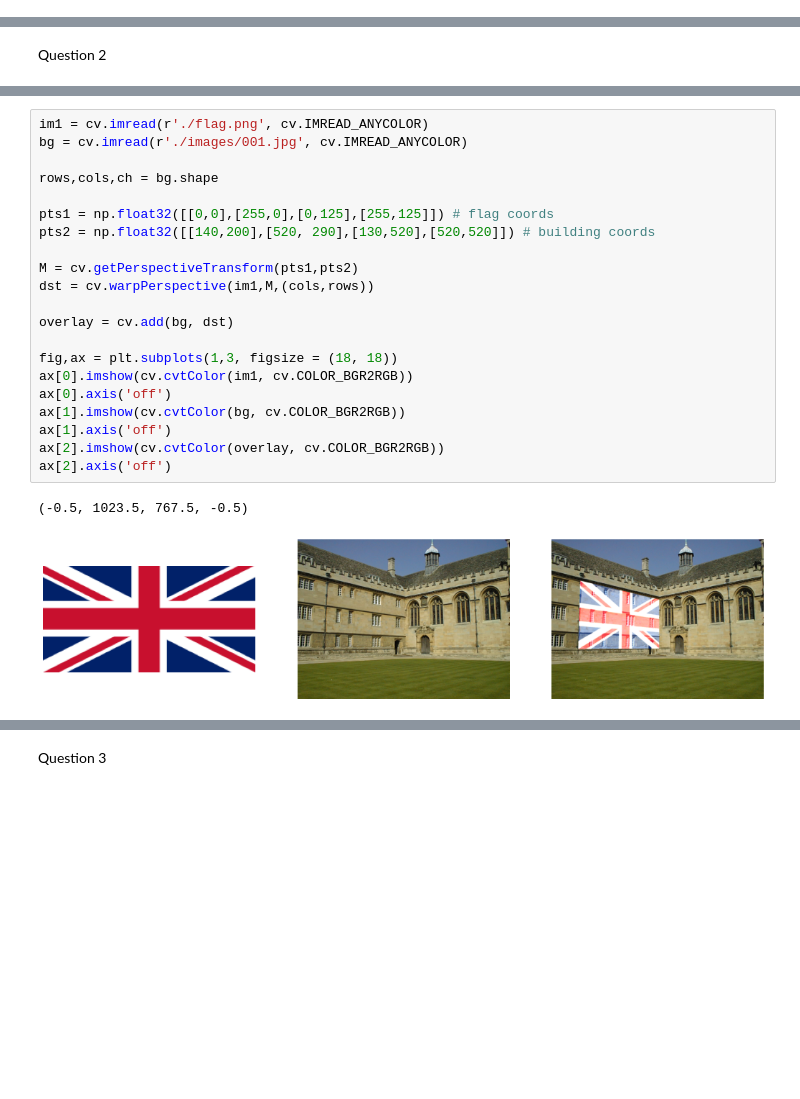
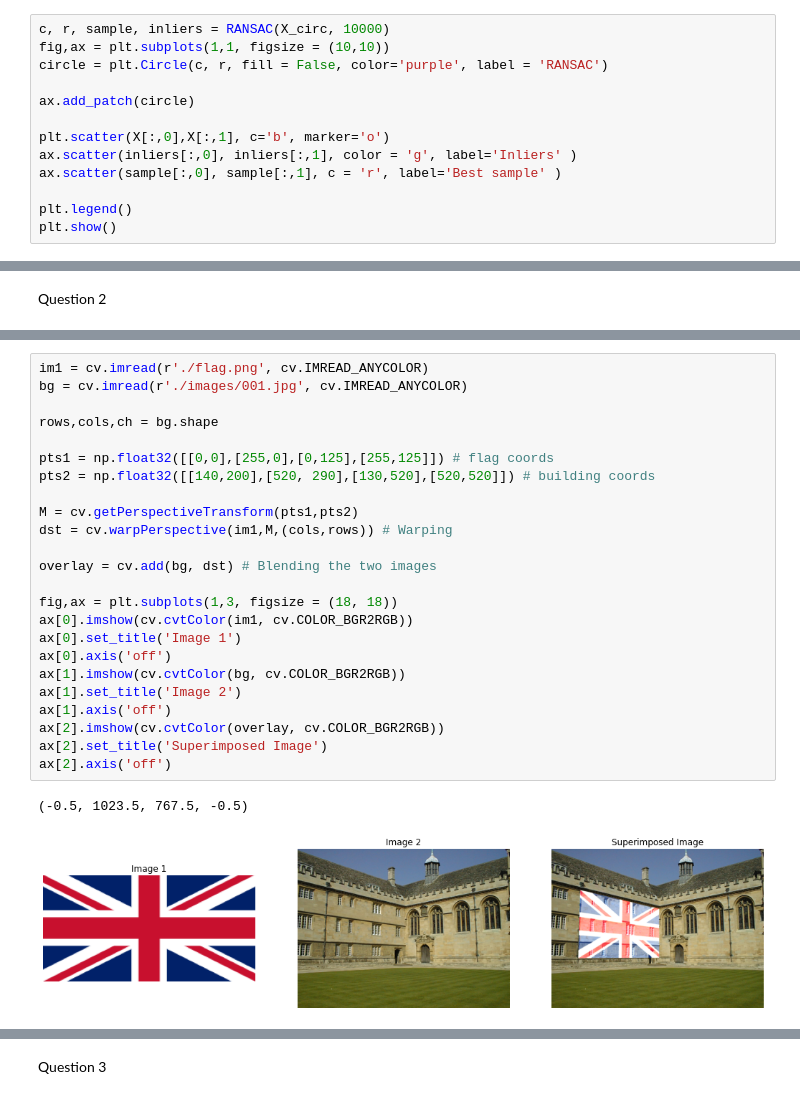
Before and after one commit to SenuriMR/EN2550---Fundamentals-of-Image-Processing-and-Machine-Vision, a Jupyter notebook: Assignment 2/Assignment_2.ipynb, the cells around one changed output, grey strips where cells are left out. Cells and saved outputs as stored; diff of their text form; blank space fills up the shorter version.

```diff
--- a/Assignment 2/Assignment_2.ipynb
+++ b/Assignment 2/Assignment_2.ipynb
@@ -44,0 +111,13 @@ max_iter = 50
+# %%
+c, r, sample, inliers = RANSAC(X_circ, 10000)
+fig,ax = plt.subplots(1,1, figsize = (10,10))
+circle = plt.Circle(c, r, fill = False, color='purple', label = 'RANSAC')
+
+ax.add_patch(circle)
+
+plt.scatter(X[:,0],X[:,1], c='b', marker='o')
+ax.scatter(inliers[:,0], inliers[:,1], color = 'g', label='Inliers' )
+ax.scatter(sample[:,0], sample[:,1], c = 'r', label='Best sample' )
+
+plt.legend()
+plt.show()
@@ -72,27 +148,30 @@ cv.destroyAllWindows()
 # %%
 im1 = cv.imread(r'./flag.png', cv.IMREAD_ANYCOLOR)
 bg = cv.imread(r'./images/001.jpg', cv.IMREAD_ANYCOLOR)
 
 rows,cols,ch = bg.shape
 
 pts1 = np.float32([[0,0],[255,0],[0,125],[255,125]]) # flag coords
 pts2 = np.float32([[140,200],[520, 290],[130,520],[520,520]]) # building coords
 
 M = cv.getPerspectiveTransform(pts1,pts2)
-dst = cv.warpPerspective(im1,M,(cols,rows))
+dst = cv.warpPerspective(im1,M,(cols,rows)) # Warping
 
-overlay = cv.add(bg, dst)
+overlay = cv.add(bg, dst) # Blending the two images
 
 fig,ax = plt.subplots(1,3, figsize = (18, 18))
 ax[0].imshow(cv.cvtColor(im1, cv.COLOR_BGR2RGB))
+ax[0].set_title('Image 1')
 ax[0].axis('off')
 ax[1].imshow(cv.cvtColor(bg, cv.COLOR_BGR2RGB))
+ax[1].set_title('Image 2')
 ax[1].axis('off')
 ax[2].imshow(cv.cvtColor(overlay, cv.COLOR_BGR2RGB))
+ax[2].set_title('Superimposed Image')
 ax[2].axis('off')
 # %% [output]
 (-0.5, 1023.5, 767.5, -0.5)
-[figure, old version]
+[figure, new version]
 # %%
 im2 = cv.imread(r'./image3.jpg', cv.IMREAD_ANYCOLOR)
 assert im2 is not None
```
Also changed, not shown: parts of 11 cells of this notebook.
